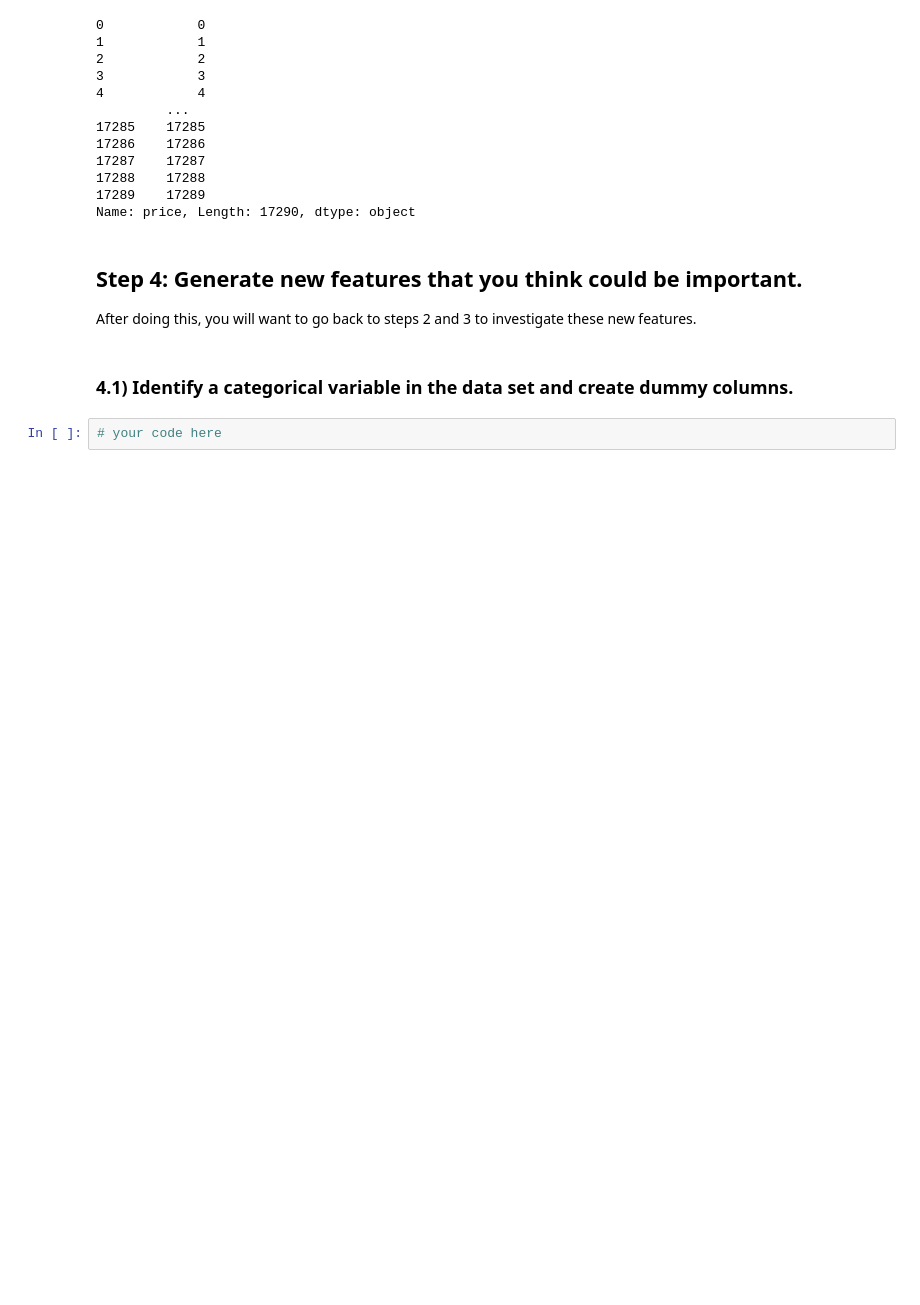
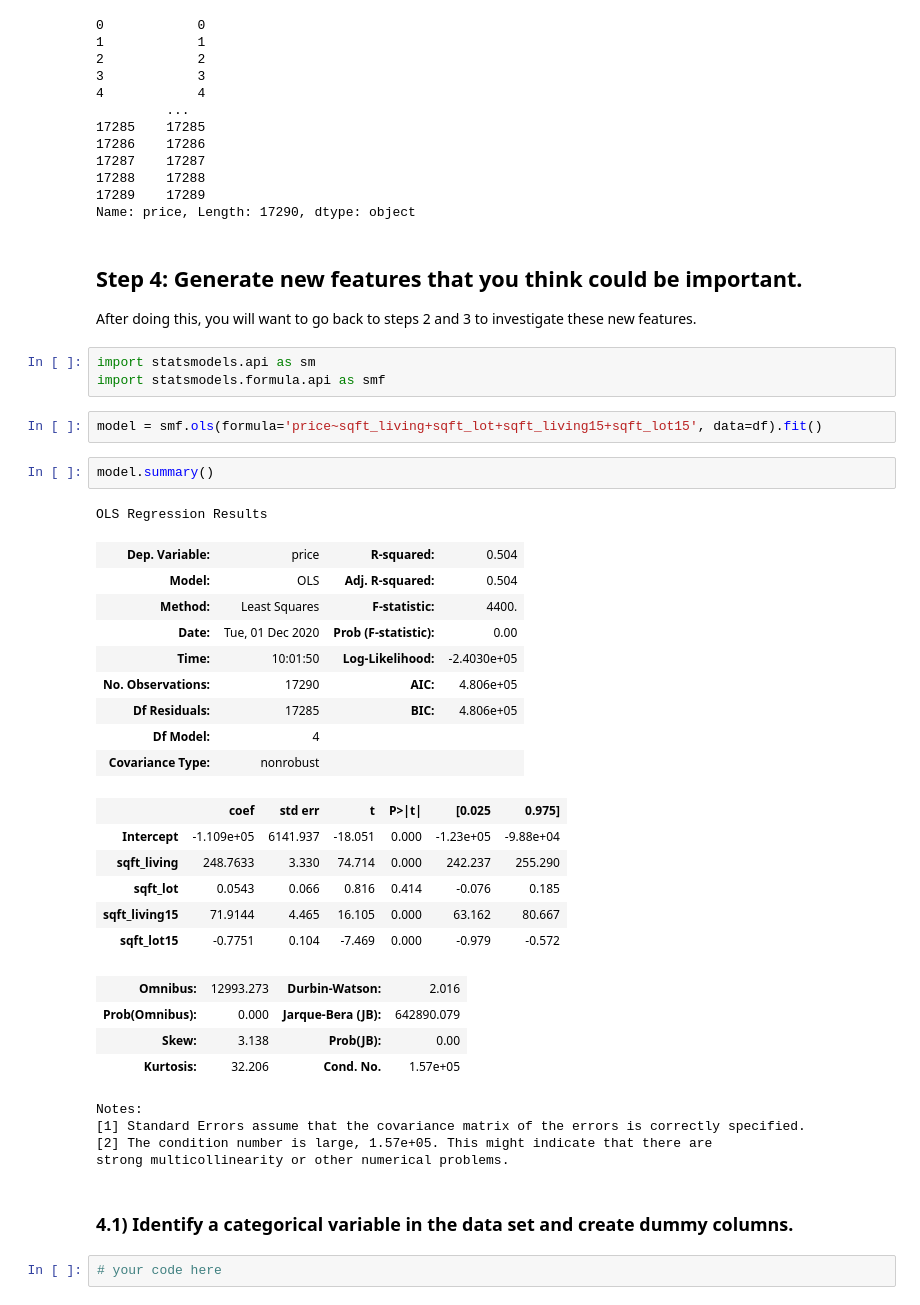
Before and after one commit to raizelistaken/Housing_Prices_KC, a Jupyter notebook: Bakeoff_modeling_process.ipynb, the cells around one changed output. Cells and saved outputs as stored; diff of their text form; blank space fills up the shorter version.

```diff
--- a/Bakeoff_modeling_process.ipynb
+++ b/Bakeoff_modeling_process.ipynb
@@ -417,6 +442,38 @@ Name: price, Length: 17290, dtype: object
 ## Step 4: Generate new features that you think could be important.
 
 After doing this, you will want to go back to steps 2 and 3 to investigate these new features.
+# %%
+import statsmodels.api as sm
+import statsmodels.formula.api as smf
+# %%
+model = smf.ols(formula='price~sqft_living+sqft_lot+sqft_living15+sqft_lot15', data=df).fit()
+# %%
+model.summary()
+# %% [output]
+OLS Regression Results
+| Dep. Variable: | price | R-squared: | 0.504 |
+| Model: | OLS | Adj. R-squared: | 0.504 |
+| Method: | Least Squares | F-statistic: | 4400. |
+| Date: | Tue, 01 Dec 2020 | Prob (F-statistic): | 0.00 |
+| Time: | 10:01:50 | Log-Likelihood: | -2.4030e+05 |
+| No. Observations: | 17290 | AIC: | 4.806e+05 |
+| Df Residuals: | 17285 | BIC: | 4.806e+05 |
+| Df Model: | 4 |  |  |
+| Covariance Type: | nonrobust |  |  |
+|  | coef | std err | t | P>|t| | [0.025 | 0.975] |
+| Intercept | -1.109e+05 | 6141.937 | -18.051 | 0.000 | -1.23e+05 | -9.88e+04 |
+| sqft_living | 248.7633 | 3.330 | 74.714 | 0.000 | 242.237 | 255.290 |
+| sqft_lot | 0.0543 | 0.066 | 0.816 | 0.414 | -0.076 | 0.185 |
+| sqft_living15 | 71.9144 | 4.465 | 16.105 | 0.000 | 63.162 | 80.667 |
+| sqft_lot15 | -0.7751 | 0.104 | -7.469 | 0.000 | -0.979 | -0.572 |
+| Omnibus: | 12993.273 | Durbin-Watson: | 2.016 |
+| Prob(Omnibus): | 0.000 | Jarque-Bera (JB): | 642890.079 |
+| Skew: | 3.138 | Prob(JB): | 0.00 |
+| Kurtosis: | 32.206 | Cond. No. | 1.57e+05 |
+Notes:
+[1] Standard Errors assume that the covariance matrix of the errors is correctly specified.
+[2] The condition number is large, 1.57e+05. This might indicate that there are
+strong multicollinearity or other numerical problems.
 # %% [markdown]
 ### 4.1) Identify a categorical variable in the data set and create dummy columns.
 # %%
```
Also changed, not shown: parts of 2 cells of this notebook.
